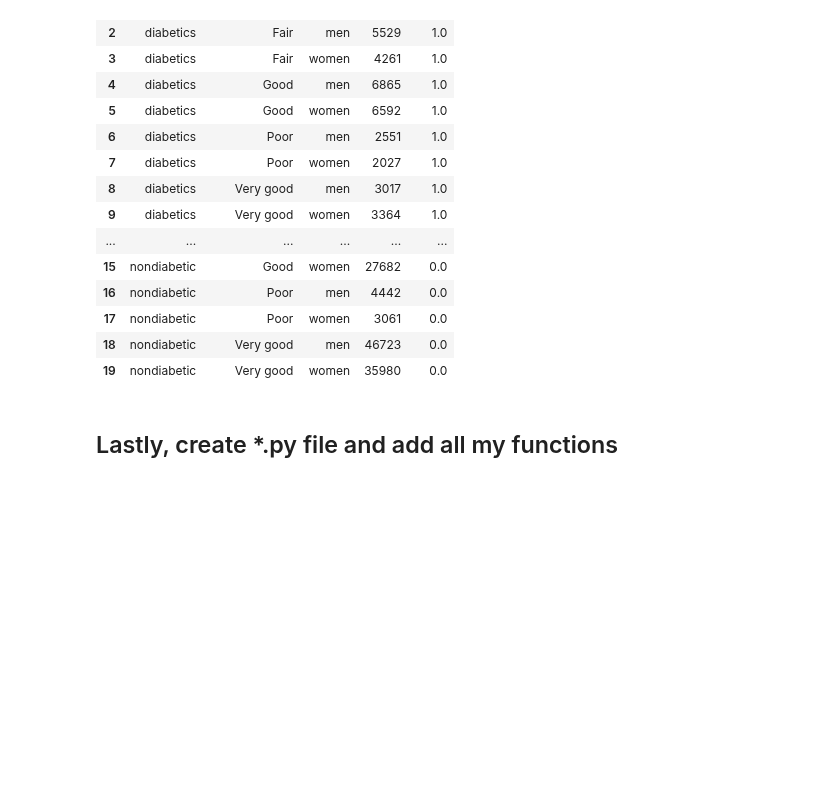
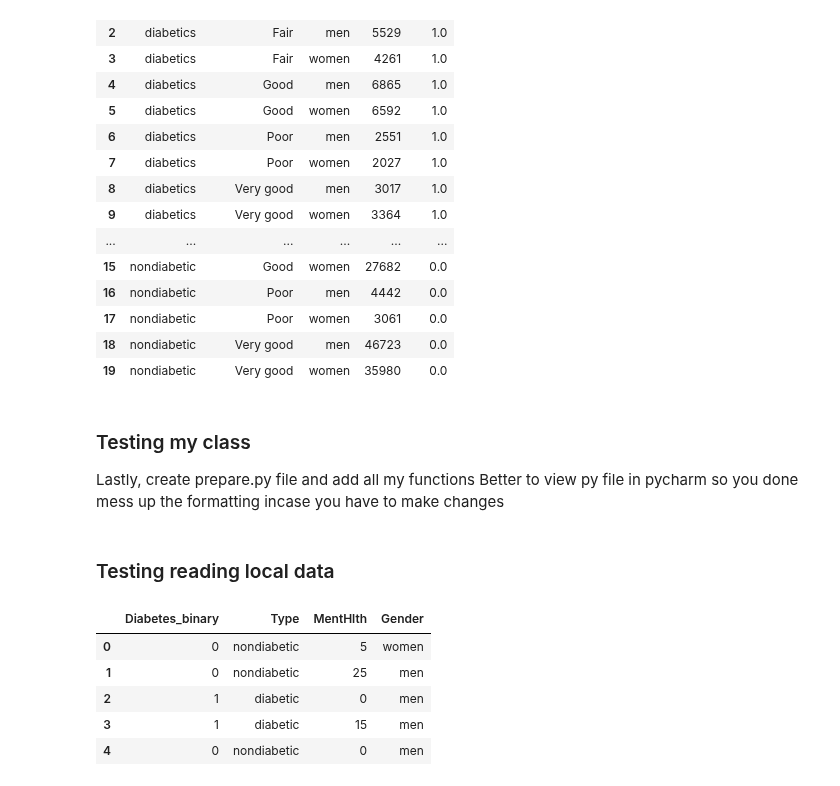
Before and after one commit to yourexodus/capstone_CDC, a Jupyter notebook: Feature_Engineering.ipynb, the cells around one changed output. Drawn from its saved outputs; the diff is of its cells as text; code cells hidden in the pictures; blank space fills up the shorter version.

```diff
--- a/Feature_Engineering.ipynb
+++ b/Feature_Engineering.ipynb
@@ -718,4 +718,6 @@ people.groupby(["Types", "GeneralHealth", "Gender"])["Diabetes_binary"].agg(['co
 | 18 | nondiabetic | Very good | men | 46723 | 0.0 |
 | 19 | nondiabetic | Very good | women | 35980 | 0.0 |
 # %% [markdown]
-## Lastly, create *.py file and add all my functions
+### Testing my class
+Lastly, create prepare.py file and add all my functions
+Better to view py file in pycharm so you done mess up the formatting incase you have to make changes
@@ -721,0 +726,18 @@ people.groupby(["Types", "GeneralHealth", "Gender"])["Diabetes_binary"].agg(['co
+# %% [markdown]
+### Testing reading local data
+# %%
+#Testing - Read local data
+prepare_data = PrepareData(download_new=False)
+# %%
+#will return these dataframe already cleaned and transformed
+# 'menhealth','menhealth','physical','dietary','heart','sex','edu','all'
+data = prepare_data.run()
+# %%
+data['menhealth'].head()
+# %% [output]
+|  | Diabetes_binary | Type | MentHlth | Gender |
+| 0 | 0 | nondiabetic | 5 | women |
+| 1 | 0 | nondiabetic | 25 | men |
+| 2 | 1 | diabetic | 0 | men |
+| 3 | 1 | diabetic | 15 | men |
+| 4 | 0 | nondiabetic | 0 | men |
```
Also changed, not shown: parts of 5 cells of this notebook, 3 other files.
